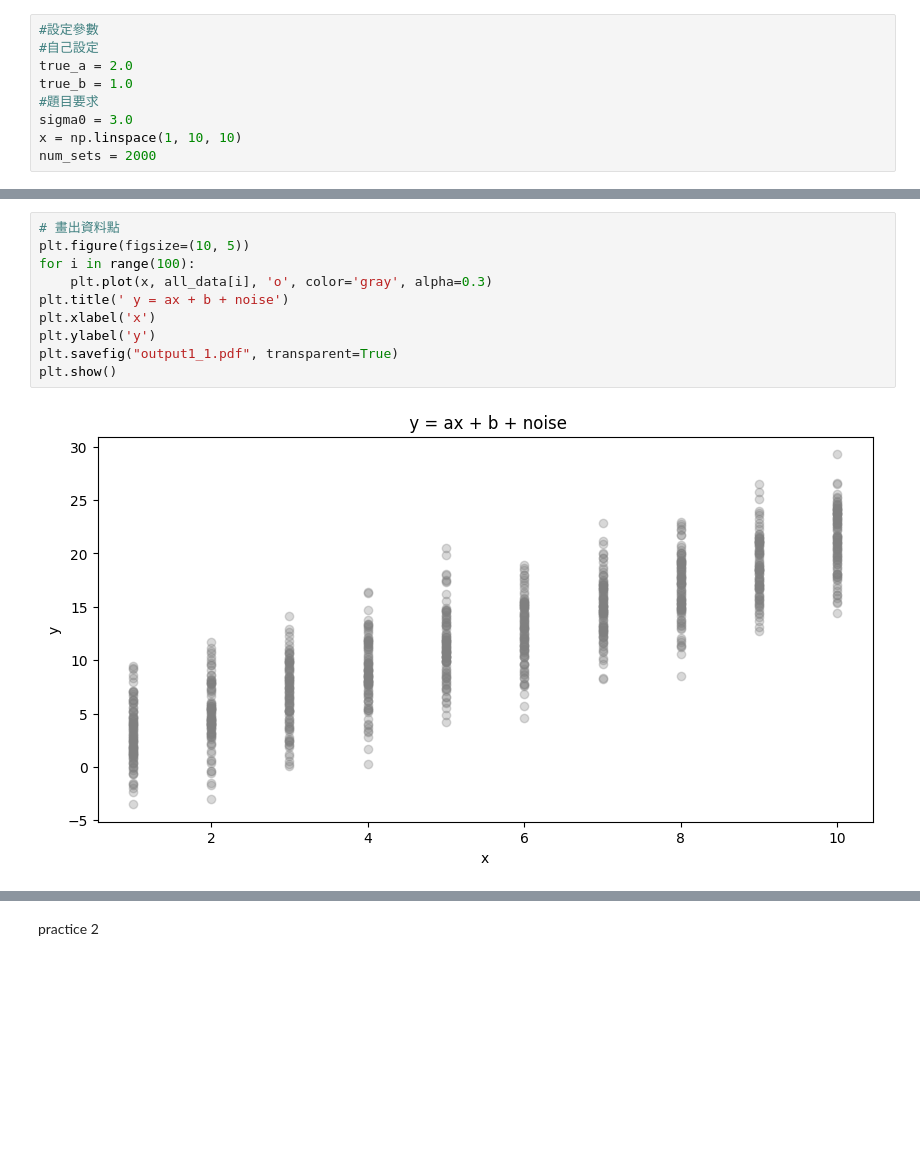
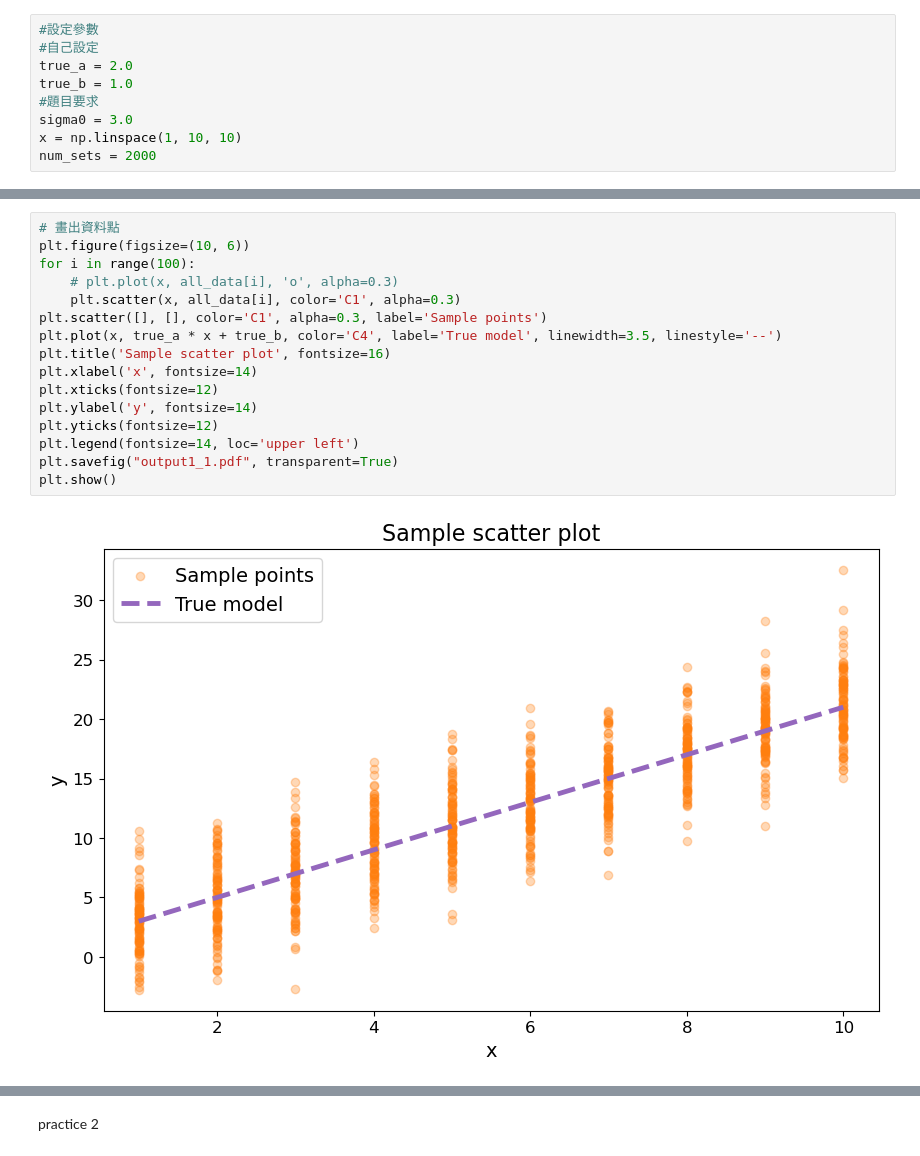
Before and after one commit to hyp0515/exp_phy_ii, a Jupyter notebook: may6/practice_1.ipynb, the cells around one changed output, grey strips where cells are left out. Cells and saved outputs as stored; diff of their text form; blank space fills up the shorter version.

Commit message:
May 6 figure update

```diff
--- a/may6/practice_1.ipynb
+++ b/may6/practice_1.ipynb
@@ -66,14 +50,20 @@ for i in range(num_sets):
 # %%
 # 畫出資料點
-plt.figure(figsize=(10, 5))
+plt.figure(figsize=(10, 6))
 for i in range(100):
-    plt.plot(x, all_data[i], 'o', color='gray', alpha=0.3)
-plt.title(' y = ax + b + noise')
-plt.xlabel('x')
-plt.ylabel('y')
+    # plt.plot(x, all_data[i], 'o', alpha=0.3)
+    plt.scatter(x, all_data[i], color='C1', alpha=0.3)
+plt.scatter([], [], color='C1', alpha=0.3, label='Sample points')
+plt.plot(x, true_a * x + true_b, color='C4', label='True model', linewidth=3.5, linestyle='--')
+plt.title('Sample scatter plot', fontsize=16)
+plt.xlabel('x', fontsize=14)
+plt.xticks(fontsize=12)
+plt.ylabel('y', fontsize=14)
+plt.yticks(fontsize=12)
+plt.legend(fontsize=14, loc='upper left')
 plt.savefig("output1_1.pdf", transparent=True)
 plt.show()
 # %% [output]
-[figure, old version]
+[figure, new version]
 # %%
 #chi square直方圖
```
Also changed, not shown: parts of 20 cells of this notebook, 7 other files.
